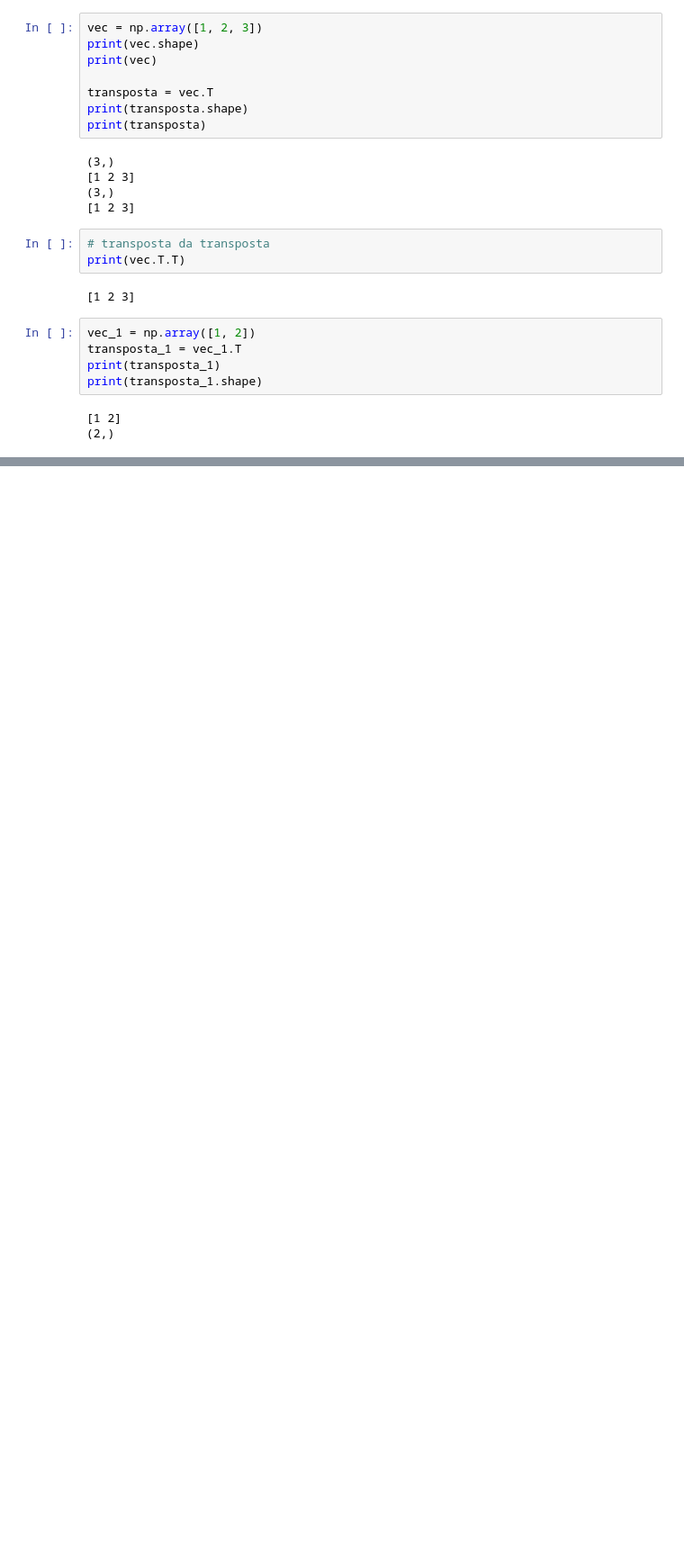
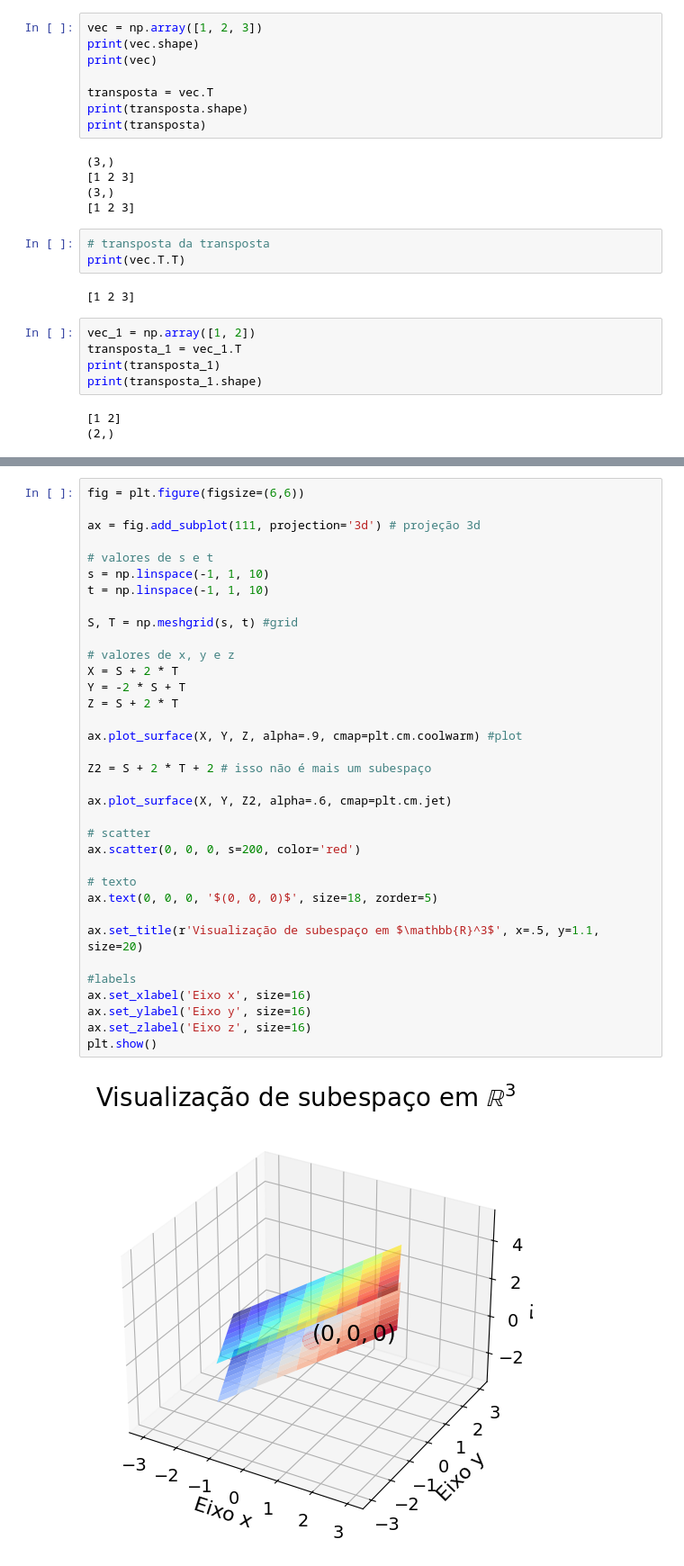
Before and after one commit to lleofernandes/DSA, a Jupyter notebook: 01_matematica_estatistica_ds_ml_ia/Lab4.ipynb, the cells around one changed output, grey strips where cells are left out. Shown at 90% size. Saved outputs shown, nothing was run; the diff lists cells and outputs as text; blank space fills up the shorter version.

```diff
--- a/01_matematica_estatistica_ds_ml_ia/Lab4.ipynb
+++ b/01_matematica_estatistica_ds_ml_ia/Lab4.ipynb
@@ -455,0 +834,37 @@ print(transposta_1.shape)
+# %%
+fig = plt.figure(figsize=(6,6))
+
+ax = fig.add_subplot(111, projection='3d') # projeção 3d
+
+# valores de s e t
+s = np.linspace(-1, 1, 10)
+t = np.linspace(-1, 1, 10)
+
+S, T = np.meshgrid(s, t) #grid
+
+# valores de x, y e z
+X = S + 2 * T
+Y = -2 * S + T
+Z = S + 2 * T
+
+ax.plot_surface(X, Y, Z, alpha=.9, cmap=plt.cm.coolwarm) #plot
+
+Z2 = S + 2 * T + 2 # isso não é mais um subespaço
+
+ax.plot_surface(X, Y, Z2, alpha=.6, cmap=plt.cm.jet)
+
+# scatter
+ax.scatter(0, 0, 0, s=200, color='red')
+
+# texto
+ax.text(0, 0, 0, '$(0, 0, 0)$', size=18, zorder=5)
+
+ax.set_title(r'Visualização de subespaço em $\mathbb{R}^3$', x=.5, y=1.1, size=20)
+
+#labels
+ax.set_xlabel('Eixo x', size=16)
+ax.set_ylabel('Eixo y', size=16)
+ax.set_zlabel('Eixo z', size=16)
+plt.show()
+# %% [output]
+[figure, added]
```
Also changed, not shown: parts of 31 cells of this notebook.
